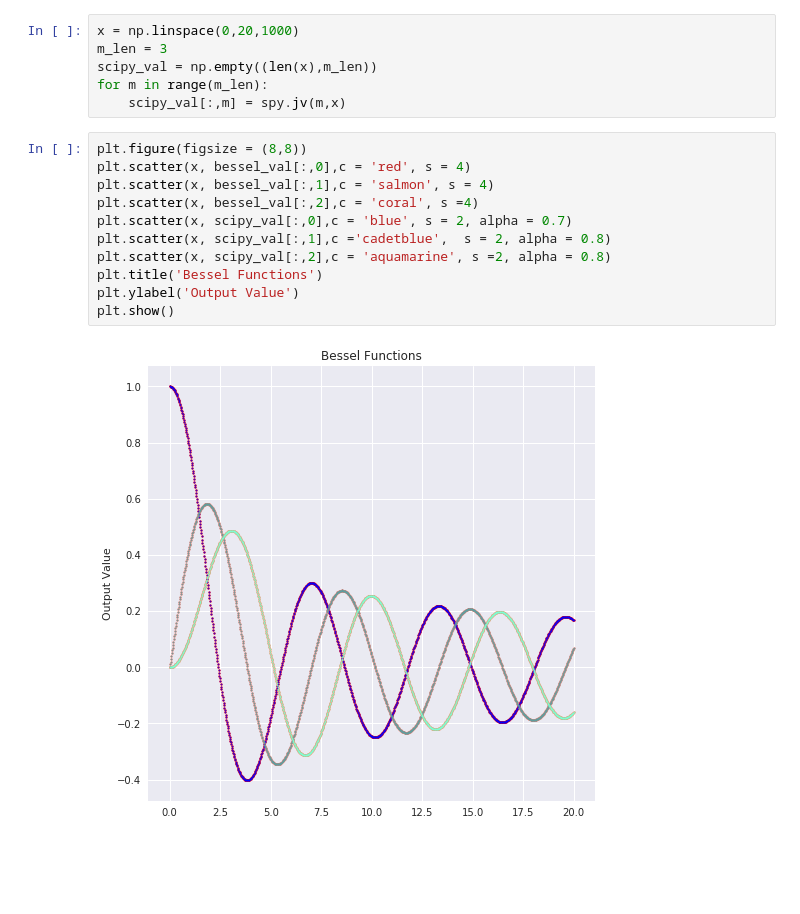
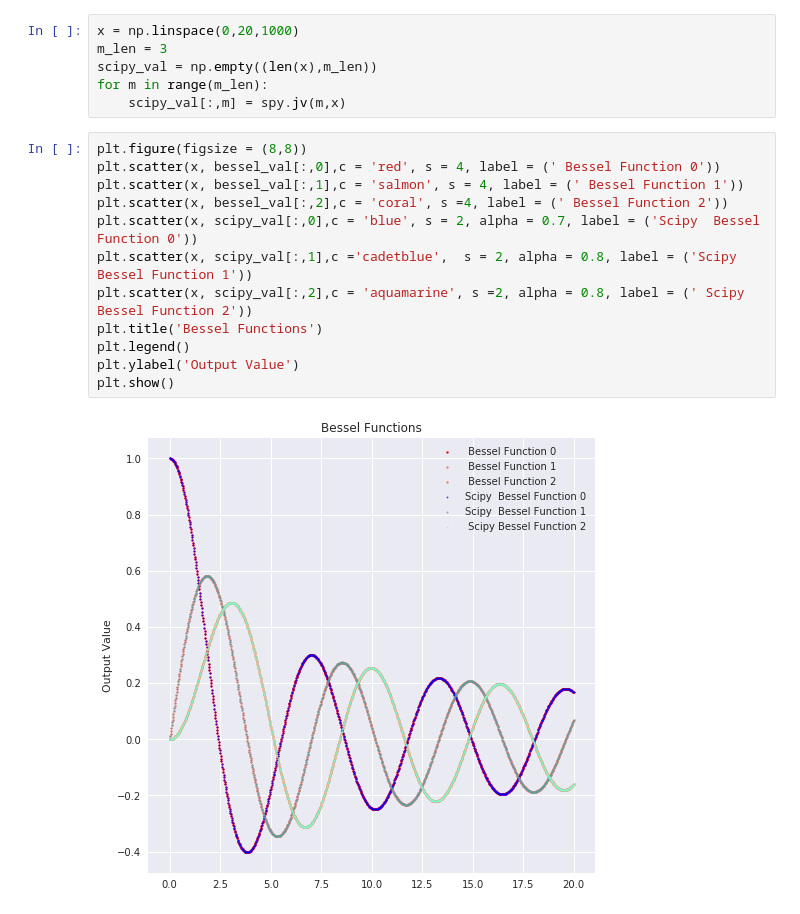
Before and after one commit to andrewkhardy/PHY-407, a Jupyter notebook: Lab02_Q2.ipynb, the cells around one changed output. Cells and saved outputs as stored; diff of their text form; blank space fills up the shorter version.

```diff
--- a/Lab02_Q2.ipynb
+++ b/Lab02_Q2.ipynb
@@ -261,17 +270,18 @@ for m in range(m_len):
     scipy_val[:,m] = spy.jv(m,x)
 # %%
 plt.figure(figsize = (8,8))
-plt.scatter(x, bessel_val[:,0],c = 'red', s = 4)
-plt.scatter(x, bessel_val[:,1],c = 'salmon', s = 4)
-plt.scatter(x, bessel_val[:,2],c = 'coral', s =4)
-plt.scatter(x, scipy_val[:,0],c = 'blue', s = 2, alpha = 0.7)
-plt.scatter(x, scipy_val[:,1],c ='cadetblue',  s = 2, alpha = 0.8)
-plt.scatter(x, scipy_val[:,2],c = 'aquamarine', s =2, alpha = 0.8)
+plt.scatter(x, bessel_val[:,0],c = 'red', s = 4, label = (' Bessel Function 0'))
+plt.scatter(x, bessel_val[:,1],c = 'salmon', s = 4, label = (' Bessel Function 1'))
+plt.scatter(x, bessel_val[:,2],c = 'coral', s =4, label = (' Bessel Function 2'))
+plt.scatter(x, scipy_val[:,0],c = 'blue', s = 2, alpha = 0.7, label = ('Scipy  Bessel Function 0'))
+plt.scatter(x, scipy_val[:,1],c ='cadetblue',  s = 2, alpha = 0.8, label = ('Scipy  Bessel Function 1'))
+plt.scatter(x, scipy_val[:,2],c = 'aquamarine', s =2, alpha = 0.8, label = (' Scipy Bessel Function 2'))
 plt.title('Bessel Functions')
+plt.legend()
 plt.ylabel('Output Value')
 plt.show()
 # %% [output]
-[figure, old version]
+[figure, new version]
 # %%
 plt.figure(figsize = (8,8))
 plt.scatter(x, bessel_val[:,0]-scipy_val[:,0],c = 'red', s = 4)
```
Also changed, not shown: parts of 7 cells of this notebook, 1 other file.
